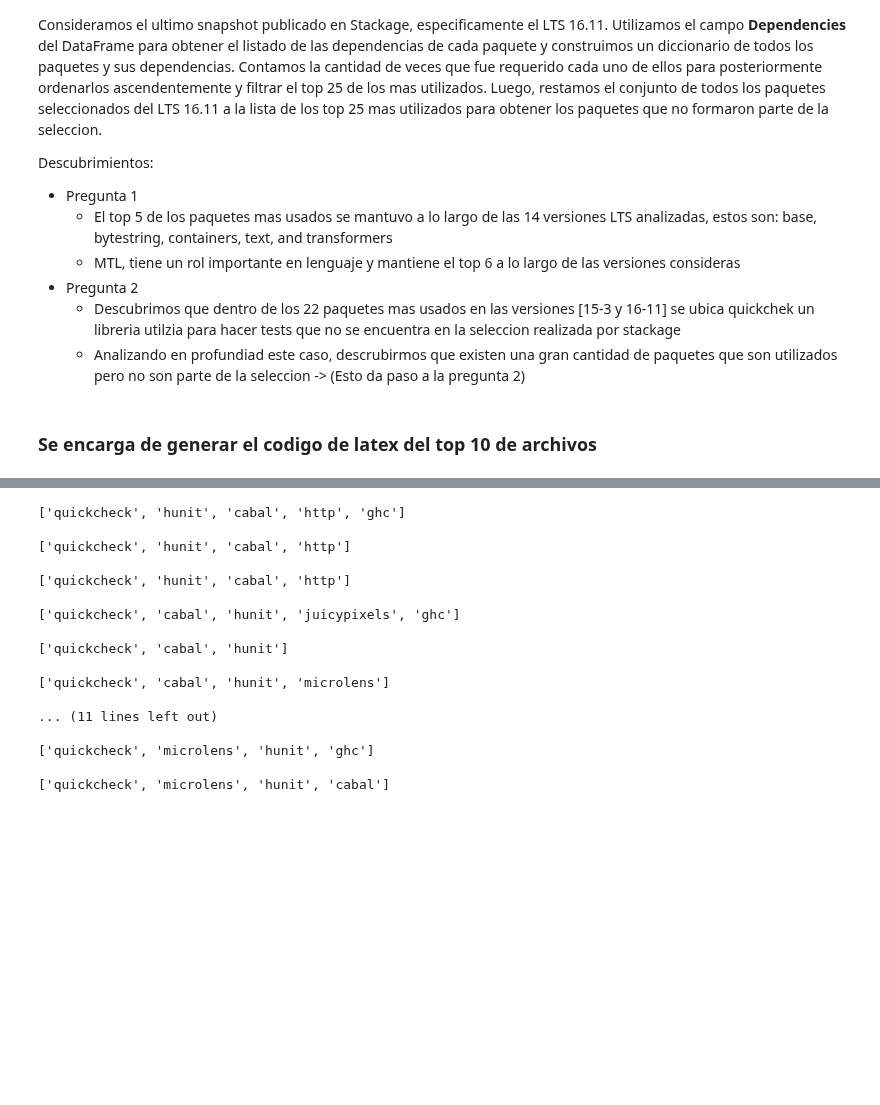
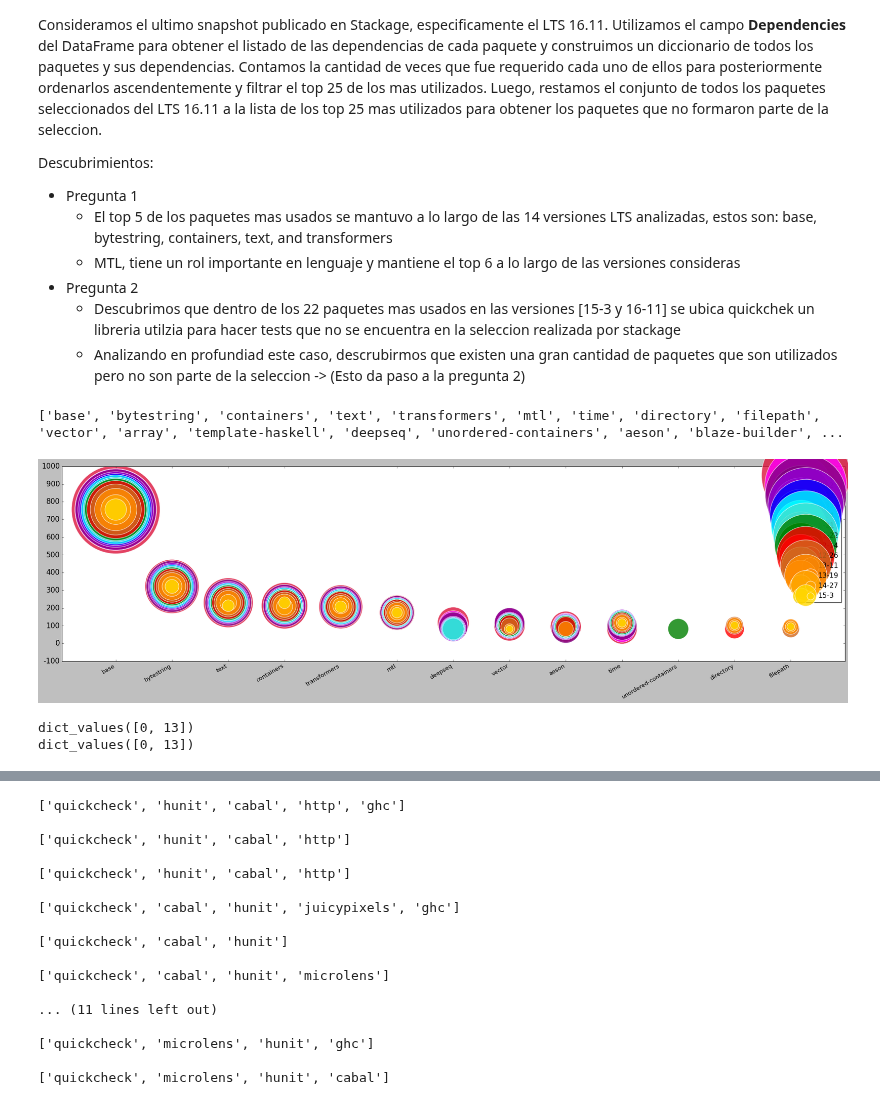
Before and after one commit to pragmaticslaboratory/stackage-evolution, a Jupyter notebook: notebooks/answers.ipynb, the cells around one changed output, grey strips where cells are left out. Cells and saved outputs as stored; diff of their text form; code cells hidden in the pictures; blank space fills up the shorter version.

```diff
--- a/notebooks/answers.ipynb
+++ b/notebooks/answers.ipynb
@@ -29,0 +76,3 @@ for idx, lts in enumerate(lts_list):
+# %%
+for lts in range (len(df_list)):
+    print(lts_list[lts],'package: ',df_list[lts]['package'][df_list[lts]['len_ind_deps']==min(df_list[lts]['len_ind_deps'])][0],'total deps: ',min(df_list[lts]['len_ind_deps']))
@@ -29,0 +98,8 @@ for idx, lts in enumerate(lts_list):
+# %%
+for lts in range (len(df_list)):
+    len_deps = []
+    for i,x in enumerate (list(df_list[lts]['deps'])):
+        len_deps.append(len(x))
+    df_list[lts]['len_deps'] = len_deps
+    print(lts_list[lts],'package: ',df_list[lts]['package'][df_list[lts]['len_deps']==max(df_list[lts]['len_deps'])][0],'total deps: ',max(df_list[lts]['len_deps']))
+    print(lts_list[lts],'package: ',df_list[lts]['package'][df_list[lts]['len_ind_deps']==max(df_list[lts]['len_ind_deps'])][0],'total deps: ',max(df_list[lts]['len_ind_deps']))
@@ -465,5 +575,42 @@ for idx, lts in enumerate(lts_list):
         top_25[pkg] = packet_usage_count[pkg]
 
     top_25_list[lts] = top_25
-# %% [markdown]
-### Se encarga de generar el codigo de latex del top 10 de archivos
+# %%
+print(list(top_25_list['0-7'].keys()))
+# %% [output]
+['base', 'bytestring', 'containers', 'text', 'transformers', 'mtl', 'time', 'directory', 'filepath', 'vector', 'array', 'template-haskell', 'deepseq', 'unordered-containers', 'aeson', 'blaze-builder', ...
+# %%
+lista = []
+increment = []
+y = list(top_25_list['0-7'].values())
+num=0
+for idx,df in enumerate (top_25_list):
+    z = list(top_25_list[df].values())
+    lista = []
+    num+=1
+    for idx,count in enumerate (top_25_list[df]):
+        aumento = z[idx]*num
+        lista.append(aumento)
+    increment.append(lista)
+# %%
+fig,ax = plt.subplots(figsize =(12, 8))
+ax.margins(0.080)
+plt.subplots_adjust(right=2)
+for idx in range(len(top_25_list)-1,0,-1):
+    x = list(top_25_list[lts_list[idx]].keys())[:10]
+    y = list(top_25_list['0-7'].values())[:10]
+    z = list(top_25_list[lts_list[idx]].values())[:10]
+    colors = ['yellow', 'gold', 'orange', 'darkorange', 'chocolate', 'red', 'green',
+              'turquoise', 'cyan', 'blue','darkviolet','purple','magenta','crimson']
+    ax.scatter(x, y, s=increment[idx][:10],edgecolors="white",c=colors[idx],alpha=0.8,cmap="Accent")
+
+plt.gcf().autofmt_xdate()
+
+ax.set_yticks([-100,0,100,200, 300, 400, 500,600,700,800,900,1000])
+ax.set_yticklabels(['-100','0','100','200', '300', '400', '500','600','700','800','900','1000'],fontsize=15)
+plt.legend(lts_list,loc='best',)
+plt.savefig("../graphs/rq1.pdf", format='pdf', bbox_inches='tight')
+
+plt.show()
+# %% [output]
+[figure, added]
@@ -469,0 +628,9 @@ for idx, lts in enumerate(lts_list):
+# %%
+dictlts = {'0-7':0,
+       '16-11':13}
+
+for lts in dictlts:
+    print(dictlts.values())
+# %% [output]
+dict_values([0, 13])
+dict_values([0, 13])
```
Also changed, not shown: parts of 31 cells of this notebook, 25 other files.
